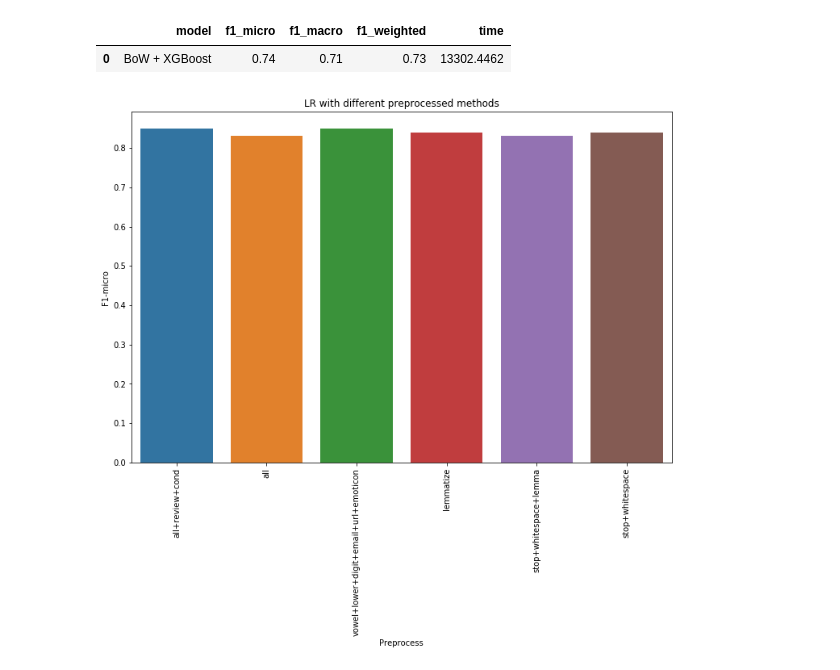
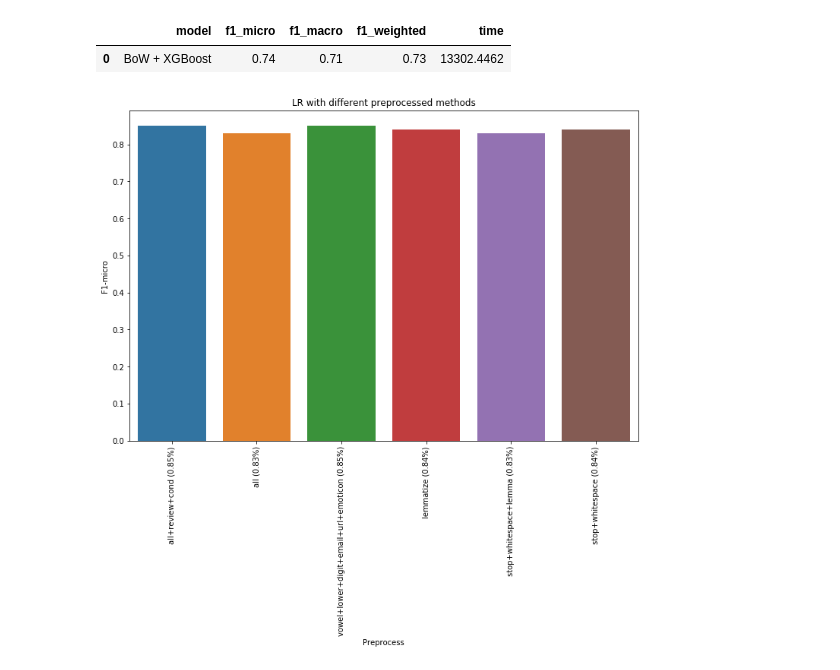
Before and after one commit to tamarakatic/sentiment-analysis-of-drug-reviews, a Jupyter notebook: notebooks/2.0-bow-results.ipynb, the cells around one changed output. Drawn from its saved outputs; the diff is of its cells as text; code cells hidden in the pictures.

```diff
--- a/notebooks/2.0-bow-results.ipynb
+++ b/notebooks/2.0-bow-results.ipynb
@@ -49,12 +50,12 @@ Results of BoW + best parameters of XGBooost
 preprocess = pd.read_csv("../reports/preprocess.csv")
 # %%
 plt.figure(figsize=(12, 8))
-sns.barplot(preprocess['preprocess'], preprocess['f1_micro'])
+sns.barplot([("{} ({:.2f}%)").format(row['preprocess'], row['f1_micro']) for i, row in preprocess.iterrows()], preprocess['f1_micro'])
 
 plt.title("LR with different preprocessed methods")
 plt.xlabel("Preprocess")
 plt.xticks(rotation='vertical')
 plt.ylabel("F1-micro")
 plt.show()
 # %% [output]
-[figure, old version]
+[figure, new version]
```
Also changed, not shown: parts of 1 cell of this notebook, 3 other files.
